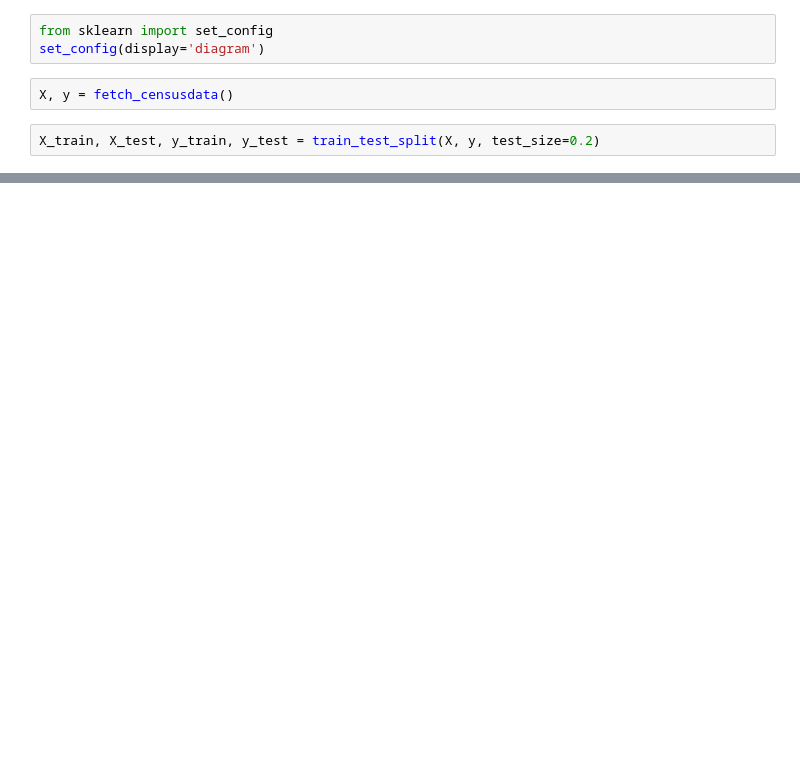
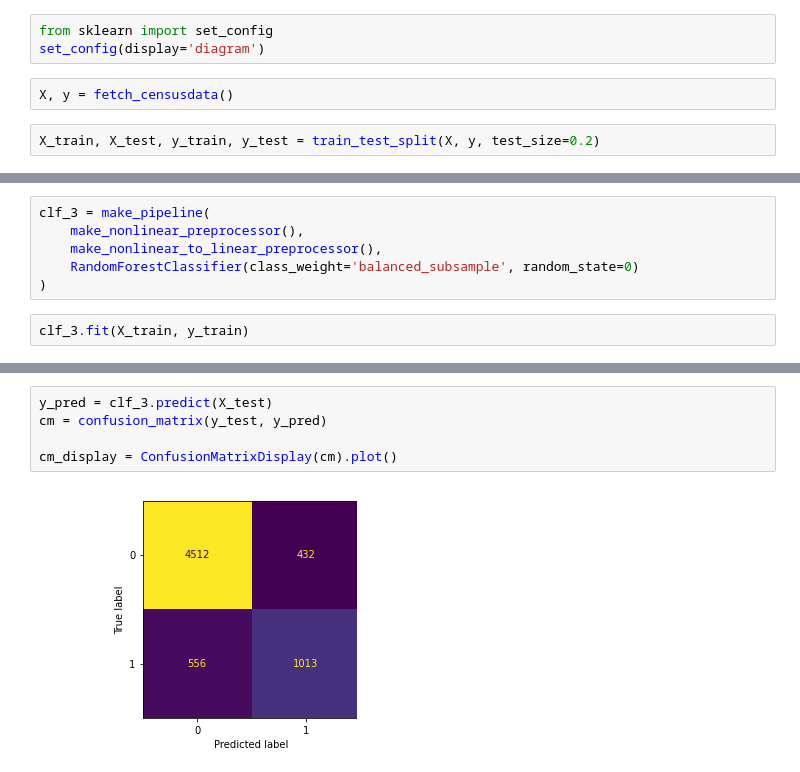
Before and after one commit to davideanastasia/data-science-e2e, a Jupyter notebook: notebooks/02__modelling.ipynb, the cells around one changed output, grey strips where cells are left out. Cells and saved outputs as stored; diff of their text form; blank space fills up the shorter version.

```diff
--- a/notebooks/02__modelling.ipynb
+++ b/notebooks/02__modelling.ipynb
@@ -119,0 +113,8 @@ precision: 0.5566119273984442; recall: 0.8445901639344262; fscore: 0.67100807501
+# %%
+clf_3 = make_pipeline(
+    make_nonlinear_preprocessor(),
+    make_nonlinear_to_linear_preprocessor(),
+    RandomForestClassifier(class_weight='balanced_subsample', random_state=0)
+)
+# %%
+clf_3.fit(X_train, y_train)
@@ -119,0 +139,7 @@ precision: 0.5566119273984442; recall: 0.8445901639344262; fscore: 0.67100807501
+# %%
+y_pred = clf_3.predict(X_test)
+cm = confusion_matrix(y_test, y_pred)
+
+cm_display = ConfusionMatrixDisplay(cm).plot()
+# %% [output]
+[figure, added]
```
Also changed, not shown: parts of 28 cells of this notebook, 1 other file.
